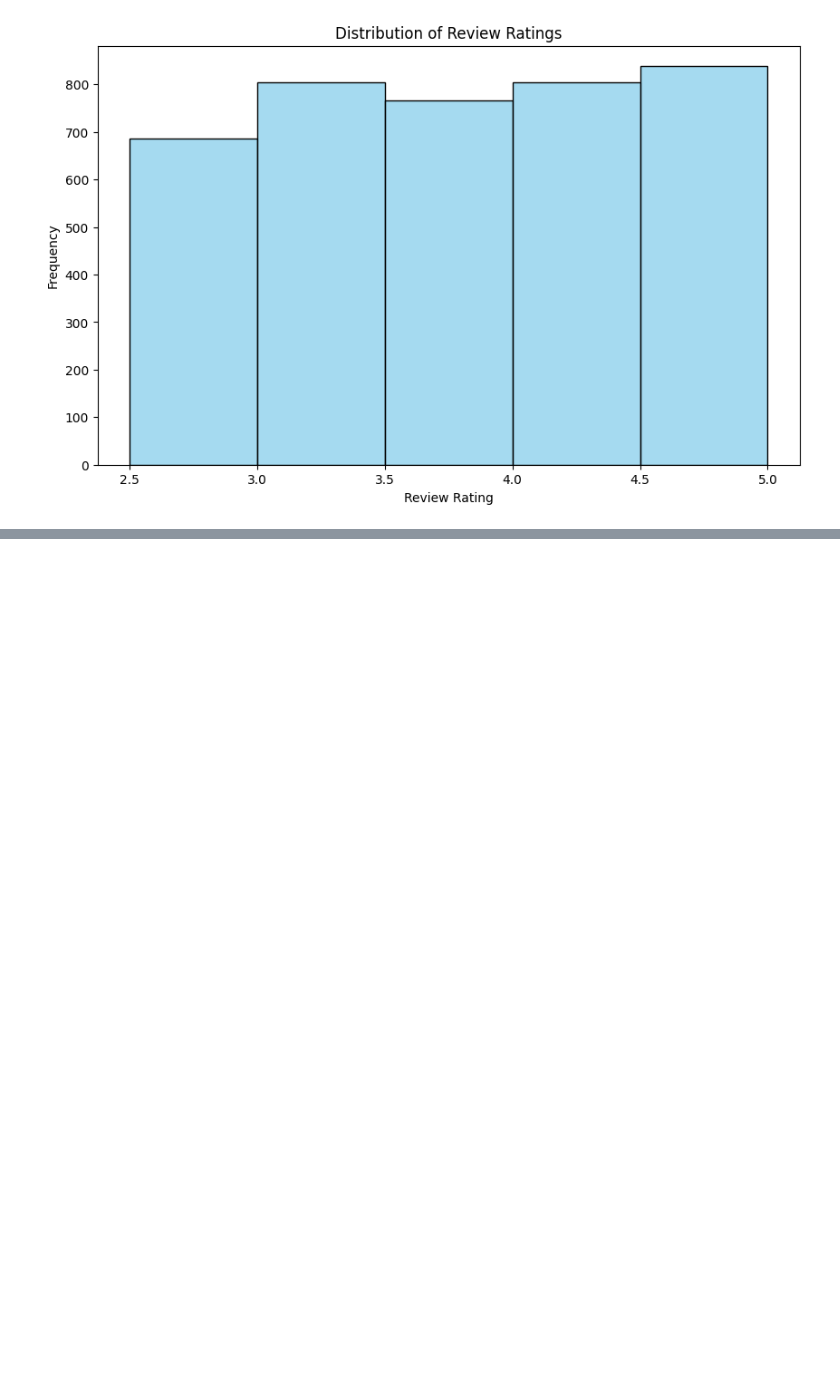
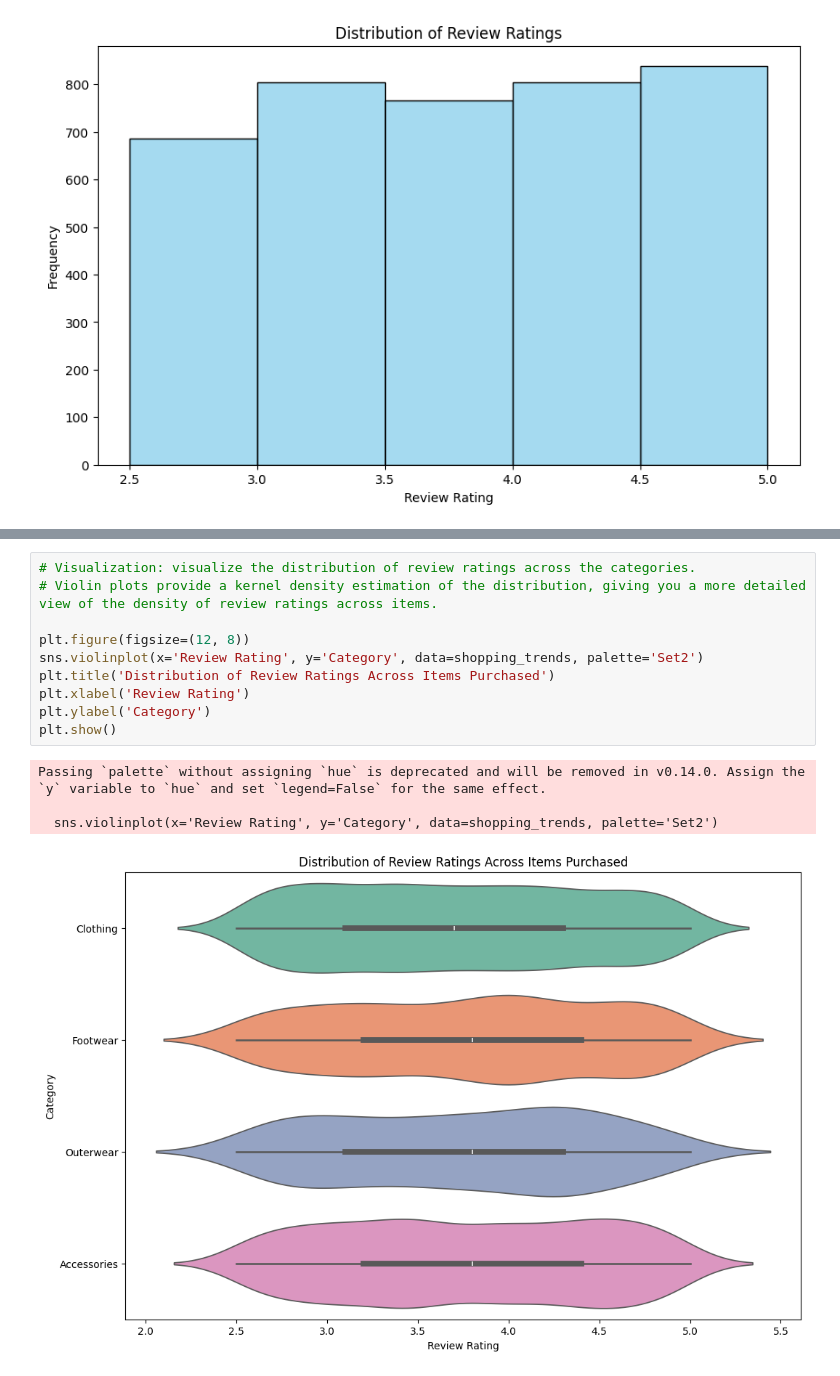
Before and after one commit to melvinquashie/Consumer-Behavior-and-Shopping-Habits, a Jupyter notebook: Consumer Behavior and Shopping Habits/Untitled-1.ipynb, the cells around one changed output, grey strips where cells are left out. Saved outputs shown, nothing was run; the diff lists cells and outputs as text; blank space fills up the shorter version.

```diff
--- a/Consumer Behavior and Shopping Habits/Untitled-1.ipynb
+++ b/Consumer Behavior and Shopping Habits/Untitled-1.ipynb
@@ -608,0 +704,15 @@ plt.show()
+# %%
+# Visualization: visualize the distribution of review ratings across the categories.
+# Violin plots provide a kernel density estimation of the distribution, giving you a more detailed view of the density of review ratings across items.
+
+plt.figure(figsize=(12, 8))
+sns.violinplot(x='Review Rating', y='Category', data=shopping_trends, palette='Set2')
+plt.title('Distribution of Review Ratings Across Items Purchased')
+plt.xlabel('Review Rating')
+plt.ylabel('Category')
+plt.show()
+# %% [output]
+Passing `palette` without assigning `hue` is deprecated and will be removed in v0.14.0. Assign the `y` variable to `hue` and set `legend=False` for the same effect.
+
+  sns.violinplot(x='Review Rating', y='Category', data=shopping_trends, palette='Set2')
+[figure, added]
```
Also changed, not shown: parts of 38 cells of this notebook.
